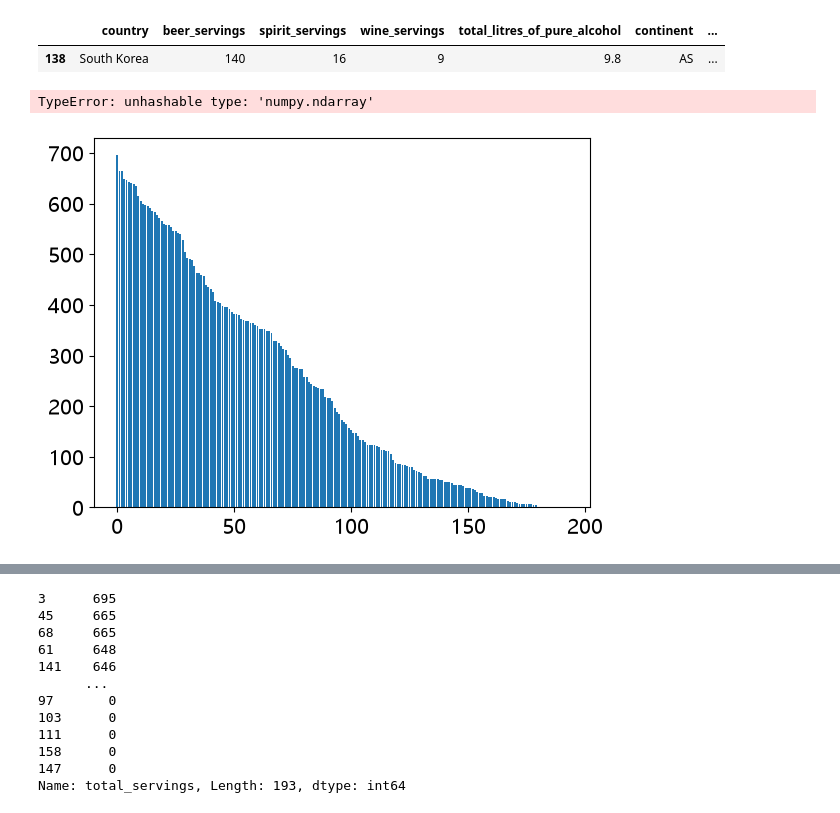
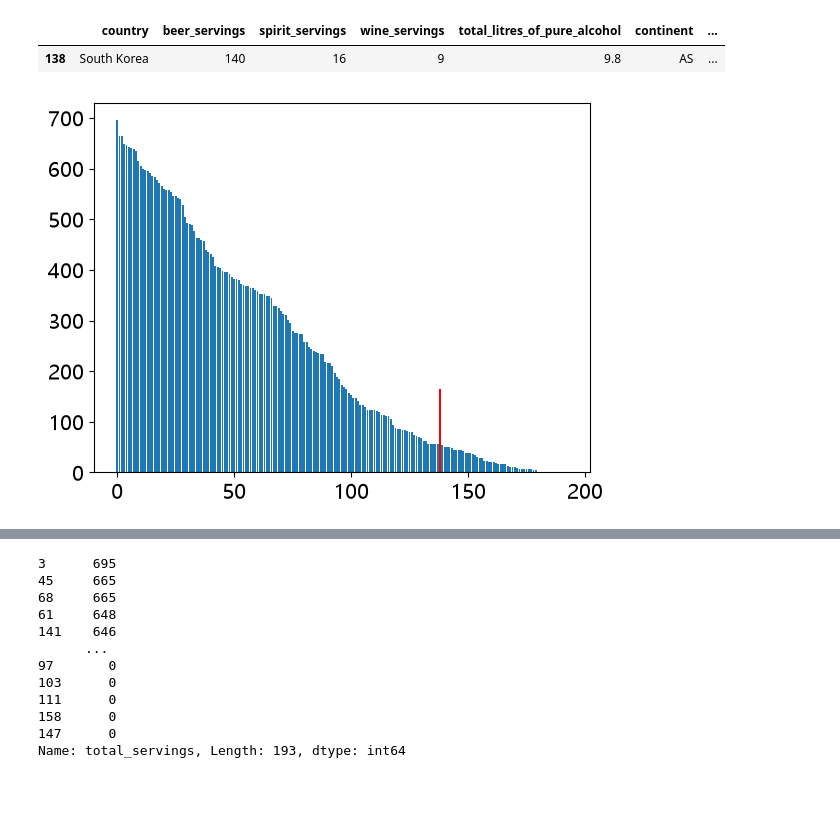
Before and after one commit to sajea82/aix_data_0928, a Jupyter notebook: p1006/p1006_02_원2개막대.ipynb, the cells around one changed output, grey strips where cells are left out. Saved outputs shown, nothing was run; the diff lists cells and outputs as text; code cells hidden in the pictures.

```diff
--- a/p1006/p1006_02_원2개막대.ipynb
+++ b/p1006/p1006_02_원2개막대.ipynb
@@ -171,9 +171,15 @@ k_sort_df
 |  | country | beer_servings | spirit_servings | wine_servings | total_litres_of_pure_alcohol | continent | ... |
 | 138 | South Korea | 140 | 16 | 9 | 9.8 | AS | ... |
 # %%
-plt.bar(x_idx,sort_df['total_servings'])
-plt.bar(k_sort_df.index,k_sort_df.values,color='r')
+# plt.bar(x_idx,sort_df['total_servings'])
+# plt.bar(k_sort_df.index,k_sort_df.values,color='r')
+# plt.show()
+
+x_idx = np.arange(len(sort_df))
+
+plt.bar(x_idx, sort_df['total_servings'])
+plt.bar(k_sort_df.index, k_sort_df.values, color='r')
+
 plt.show()
 # %% [output]
-TypeError: unhashable type: 'numpy.ndarray'
-[figure, old version]
+[figure, new version]
```
Also changed, not shown: parts of 3 cells of this notebook, 2 other files.
